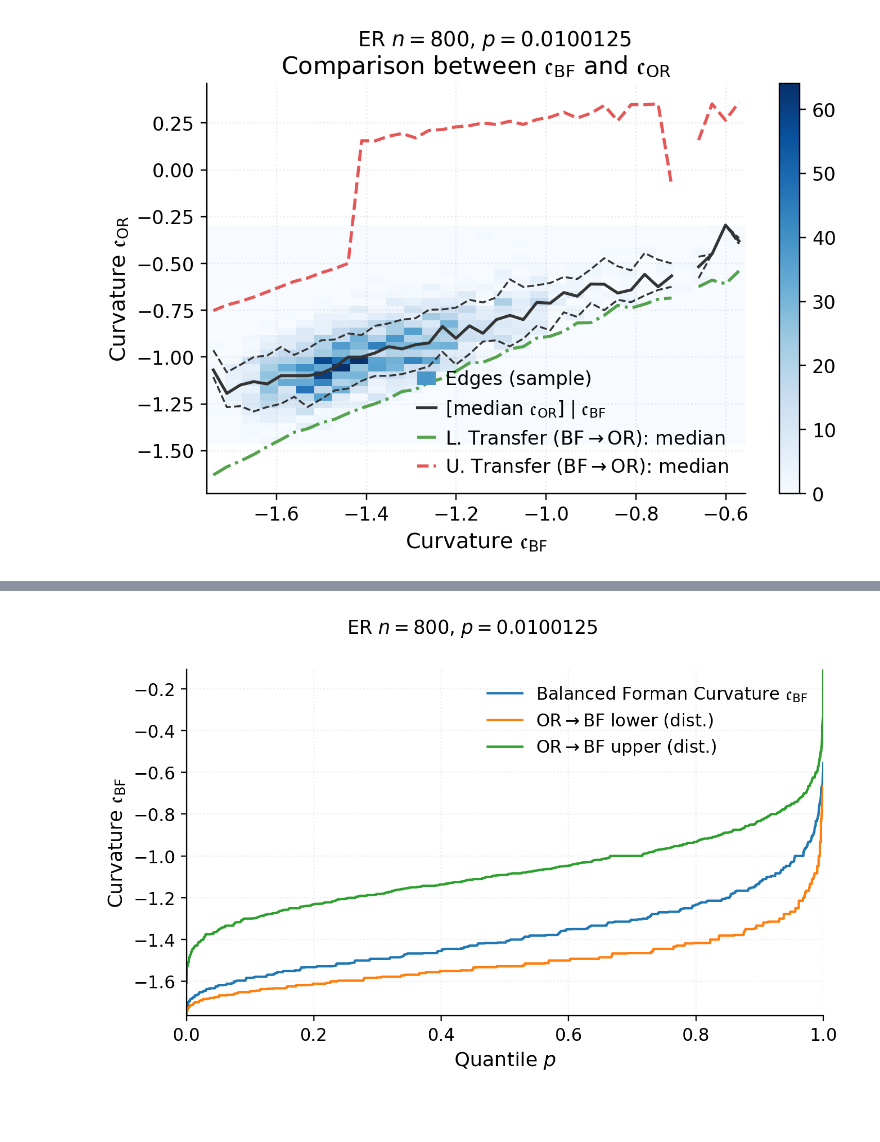
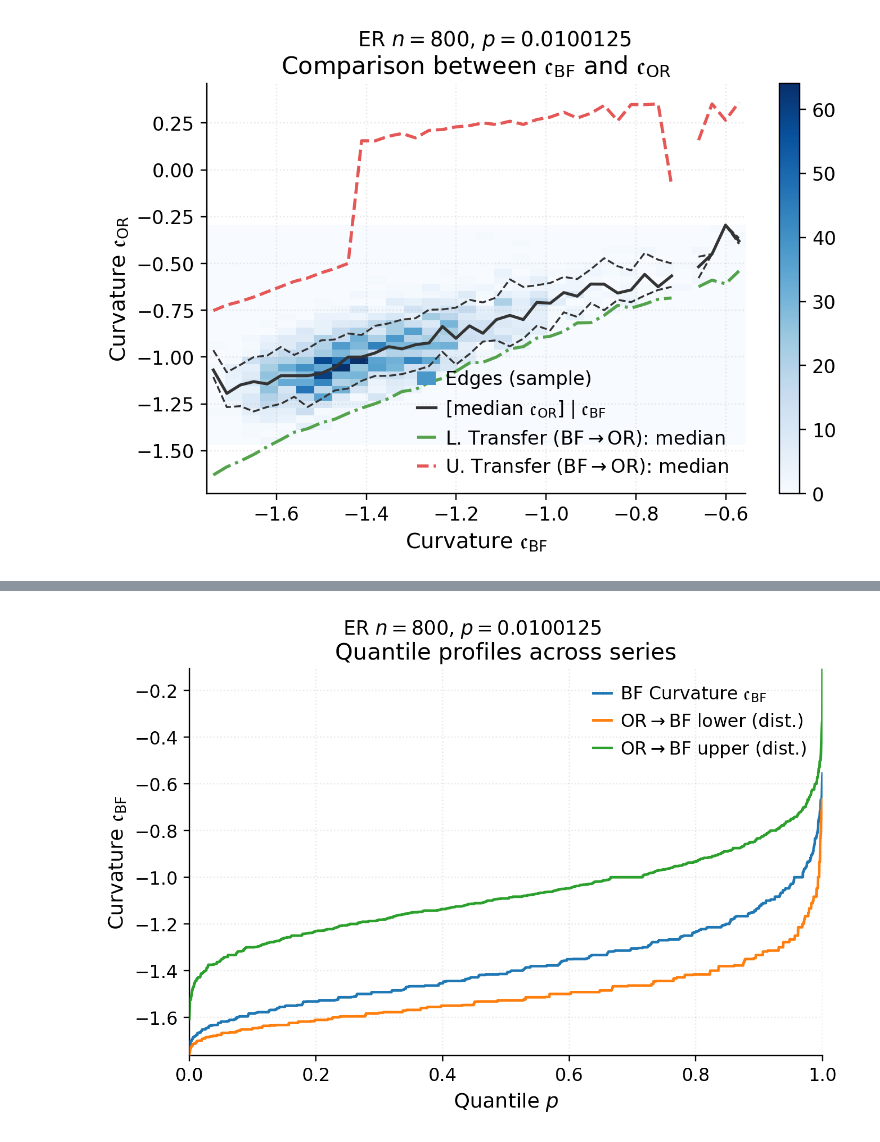
Before and after one commit to GiorgioMB/Curvature-Transfer-Code, a Jupyter notebook: experiments/curvature plots.ipynb, the cells around one changed output, grey strips where cells are left out. Cells and saved outputs as stored; diff of their text form; code cells hidden in the pictures; blank space fills up the shorter version.

Commit message:
fmt: quantile plots

```diff
--- a/experiments/curvature plots.ipynb
+++ b/experiments/curvature plots.ipynb
@@ -579,9 +532,0 @@ def _scatter_ribbon(ax: plt.Axes,
-# %%
-# 3) Scatter BF vs OR (short title already set inside helper; keep short suptitle)
-if (cBF is not None) and (cOR is not None):
-    fig, ax = plt.subplots(figsize=(6.6, 4.9))
-    _scatter_ribbon(ax, cBF, cOR, lower_from_bf=cOR_lo, upper_from_bf=cOR_up, nbins=bins)
-    fig.suptitle(pretty_tag, y=0.9, fontsize=12)
-    fig.tight_layout(rect=[0, 0, 1, 0.97])
-    plt.show()
-    plt.close(fig)
@@ -590,42 +533,59 @@ if (cBF is not None) and (cOR is not None):
 # %%
-import numpy as np
-import matplotlib.pyplot as plt
+from typing import Optional, Sequence
 
-def plot_quantiles_together(*arrays, labels=None, xlabel="Quantile $p$", ylabel=None,
-                            suptitle=None, figsize=(6.8, 4.4)):
-    arrays = [np.asarray(a).ravel() for a in arrays]
-    fig, ax = plt.subplots(figsize=figsize)
+def _quantile_lines(ax: plt.Axes,
+                    arrays: Sequence[np.ndarray],
+                    labels: Optional[Sequence[str]] = None,
+                    xlabel: str = r"Quantile $p$",
+                    ylabel: Optional[str] = None) -> None:
+    """
+    Plot sorted values of each array against quantile p on a shared y-scale.
+    """
+    arrs = [np.asarray(a).ravel() for a in arrays if a is not None]
+    if len(arrs) == 0:
+        return
 
     # Shared y-scale across all lines
-    ymin = min(np.min(a) for a in arrays)
-    ymax = max(np.max(a) for a in arrays)
+    ymin = min(np.nanmin(a) for a in arrs)
+    ymax = max(np.nanmax(a) for a in arrs)
     ax.set_ylim(ymin, ymax)
 
-    for i, a in enumerate(arrays):
-        p = np.linspace(0, 1, len(a), endpoint=True)
-        lab = labels[i] if (labels and i < len(labels)) else f"Series {i+1}"
-        ax.plot(p, np.sort(a), label=lab)  # different color from mpl cycle
+    # Quantile lines
+    for i, a in enumerate(arrs):
+        p = np.linspace(0.0, 1.0, len(a), endpoint=True)
+        lab = labels[i] if (labels is not None and i < len(labels)) else f"Series {i+1}"
+        ax.plot(p, np.sort(a), linewidth=1.6, zorder=3, label=lab)
 
-    ax.set_xlim(0, 1)
-    ax.grid(True, alpha=0.25)
+    # Axes/legend styling (mirror helper style)
+    ax.set_xlim(0.0, 1.0)
+    ax.set_title(r"Quantile profiles across series")
     ax.set_xlabel(xlabel)
-    if ylabel: ax.set_ylabel(ylabel)
-    ax.legend(frameon=False)
-    if suptitle: fig.suptitle(suptitle, y=0.95, fontsize=12)
-    fig.tight_layout(rect=[0, 0, 1, 0.97])
-    return fig, ax
+    if ylabel:
+        ax.set_ylabel(ylabel)
+    ax.grid(True)
+    ax.relim(); ax.autoscale(axis="x", tight=True)
+
+    handles, labs = ax.get_legend_handles_labels()
+    ax.legend(handles, labs, frameon=False, ncol=1, handlelength=1.0,
+              handletextpad=0.5, loc="best")
 
 
-fig, ax = plot_quantiles_together(
-    cBF, cBF_lo, cBF_up,
+# 4) Quantile curves
+fig, ax = plt.subplots(figsize=(6.6, 4.9))
+_quantile_lines(
+    ax,
+    arrays=[cBF, cBF_lo, cBF_up],
     labels=[
-        r"Balanced Forman Curvature " + DISPLAY["c_BF"],
+        r"BF Curvature " + DISPLAY["c_BF"],
         r"OR$\rightarrow$BF lower (dist.)",
         r"OR$\rightarrow$BF upper (dist.)"
     ],
+    xlabel=r"Quantile $p$",
     ylabel="Curvature " + DISPLAY["c_BF"],
-    suptitle=pretty_tag
 )
+fig.suptitle(pretty_tag, y=0.9, fontsize=12)
+fig.tight_layout(rect=[0, 0, 1, 0.97])
 plt.show()
+plt.close(fig)
 # %% [output]
-[figure, old version]
+[figure, new version]
```
Also changed, not shown: parts of 3 cells of this notebook.
